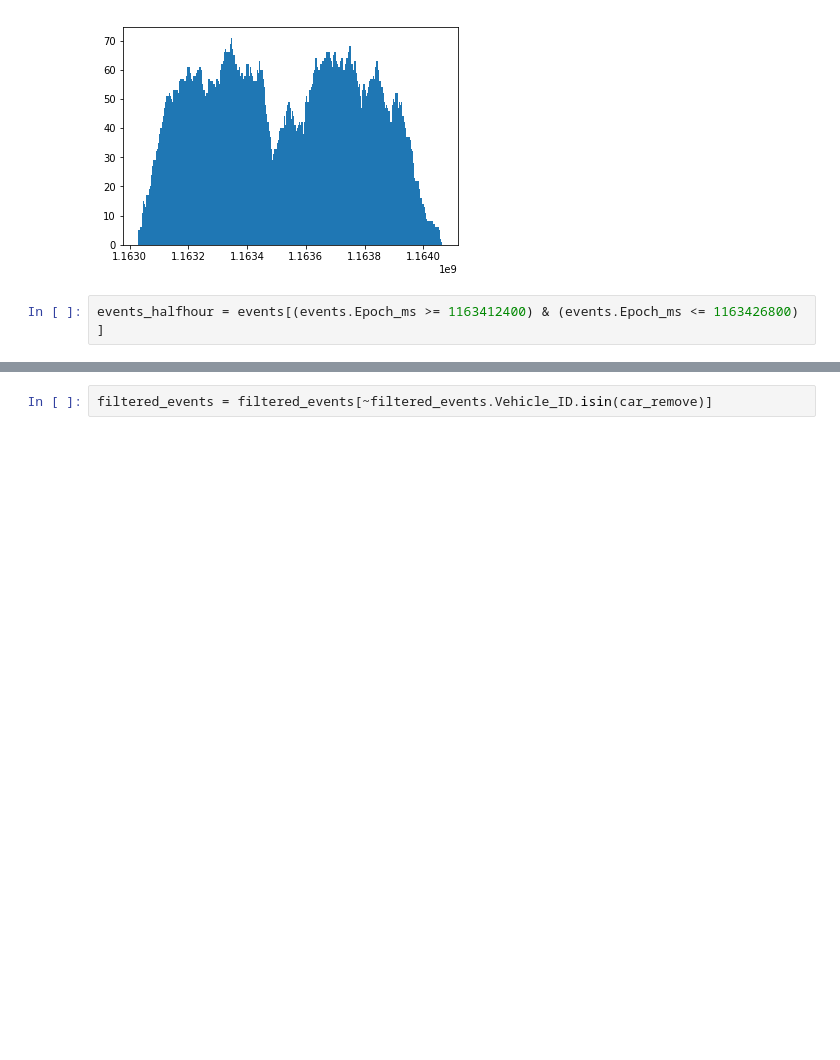
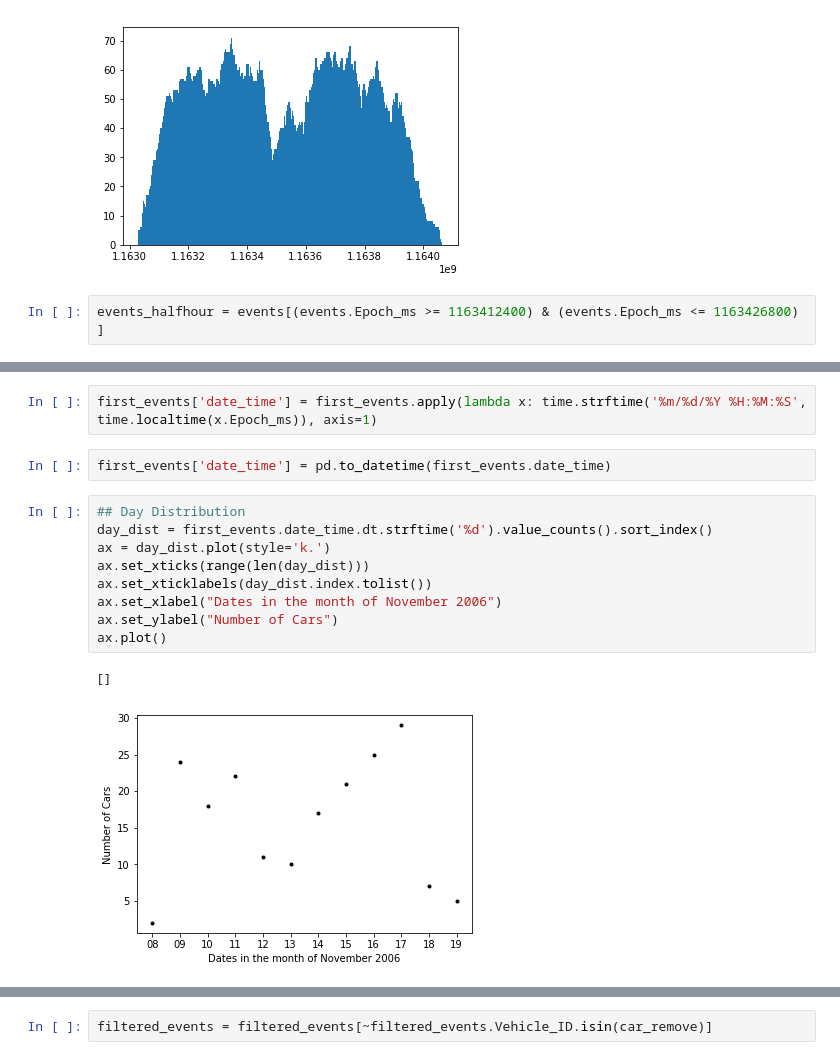
Before and after one commit to asrayousuf/CSE6730-TrafficSimulation, a Jupyter notebook: event_simulation/InputAnalysis.ipynb, the cells around one changed output, grey strips where cells are left out. Cells and saved outputs as stored; diff of their text form; blank space fills up the shorter version.

```diff
--- a/event_simulation/InputAnalysis.ipynb
+++ b/event_simulation/InputAnalysis.ipynb
@@ -100,0 +333,16 @@ for index, row in last_events.iterrows():
+# %%
+first_events['date_time'] = first_events.apply(lambda x: time.strftime('%m/%d/%Y %H:%M:%S',  time.localtime(x.Epoch_ms)), axis=1)
+# %%
+first_events['date_time'] = pd.to_datetime(first_events.date_time)
+# %%
+## Day Distribution
+day_dist = first_events.date_time.dt.strftime('%d').value_counts().sort_index()
+ax = day_dist.plot(style='k.')
+ax.set_xticks(range(len(day_dist)))
+ax.set_xticklabels(day_dist.index.tolist())
+ax.set_xlabel("Dates in the month of November 2006")
+ax.set_ylabel("Number of Cars")
+ax.plot()
+# %% [output]
+[]
+[figure, added]
```
Also changed, not shown: parts of 87 cells of this notebook, 14 other files.
